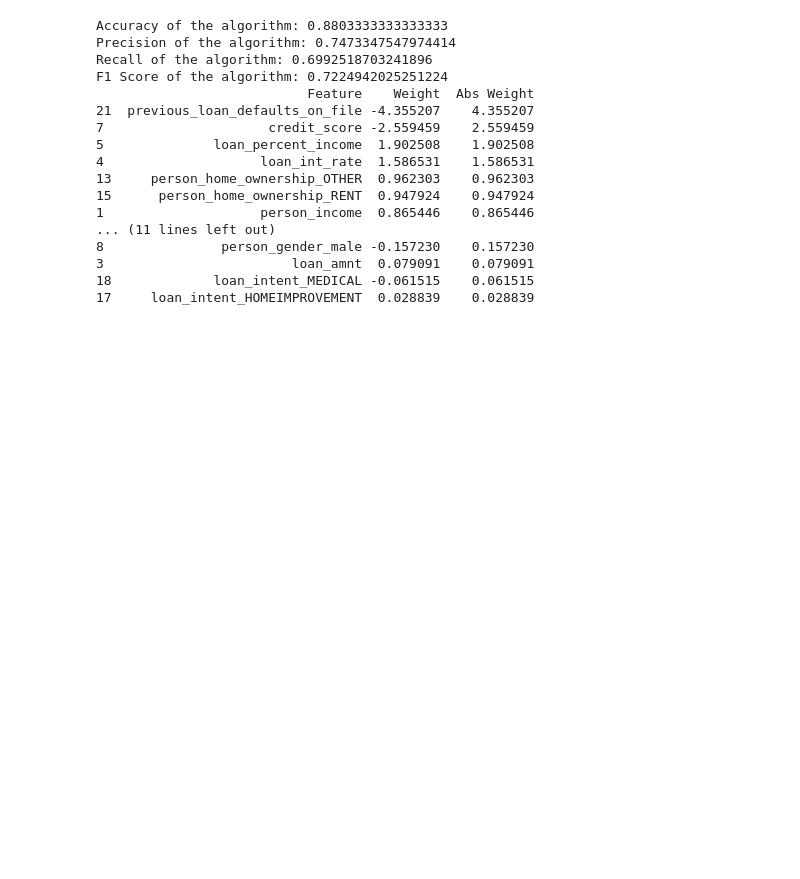
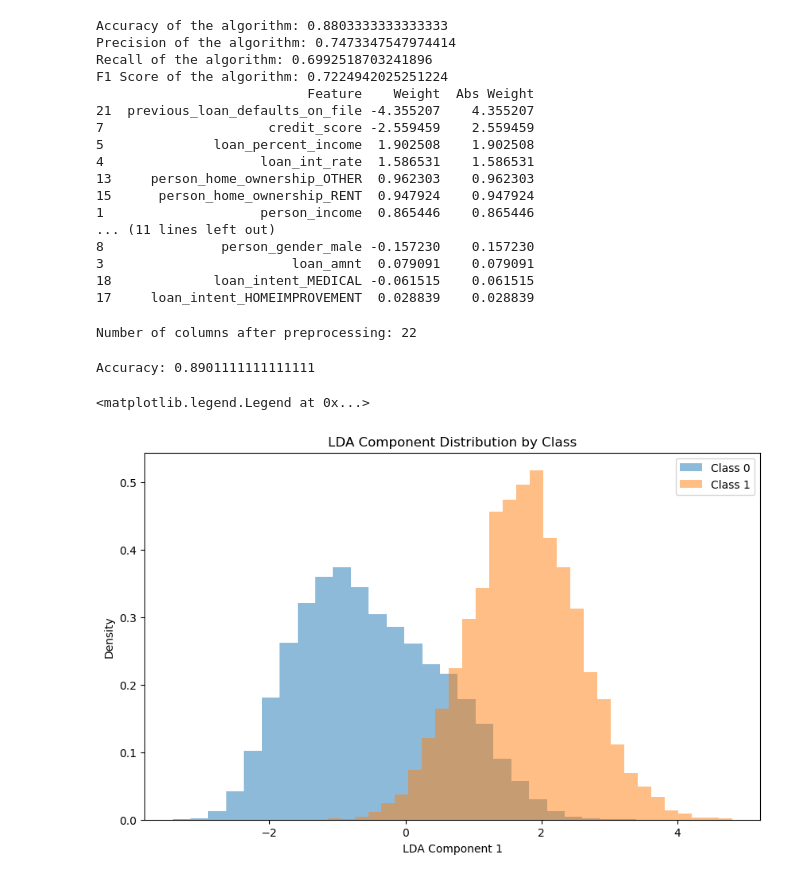
Before and after one commit to samuelbaldwin05/PredictingLoanDefaults, a Jupyter notebook: notebooks/loan_default.ipynb, the cells around one changed output. Saved outputs shown, nothing was run; the diff lists cells and outputs as text; code cells hidden in the pictures; blank space fills up the shorter version.

```diff
--- a/notebooks/loan_default.ipynb
+++ b/notebooks/loan_default.ipynb
@@ -368,30 +368,54 @@ F1 Score of the algorithm: 0.7224942025251224
 3                        loan_amnt  0.079091    0.079091
 18             loan_intent_MEDICAL -0.061515    0.061515
 17     loan_intent_HOMEIMPROVEMENT  0.028839    0.028839
+# %%
+# Scaling data differently for LDA, PCA, and SVM
+from sklearn.preprocessing import StandardScaler
+
+# Standard scale numerical data
+scaler =  StandardScaler()
+numerical_scaled = scaler.fit_transform(numerical)
+
+
+# Create Phi with numerical, categorical, and boolean variables
+Phi_standard = np.hstack((numerical_scaled, categorical_dummies_array, loans_bool))
+
+print(f"Number of columns after preprocessing: {Phi_standard.shape[1]}")
+
+X_train_standard, X_test_standard, y_train_standard, y_test_standard = train_test_split(Phi_standard, y, test_size=0.2, random_state=23)
+X_train_standard, y_train_standard, X_test_standard, y_test_standard = np.array(X_train_standard), np.array(y_train_standard), np.array(X_test_standard), np.array(y_test_standard)
+# %% [output]
+Number of columns after preprocessing: 22
 # %%
 # LDA
 from sklearn.discriminant_analysis import LinearDiscriminantAnalysis
 from sklearn.metrics import accuracy_score
 
 # 2d space
-lda = LinearDiscriminantAnalysis(n_components=2)
+lda = LinearDiscriminantAnalysis(n_components=1)
 
 # Train model
-lda.fit(X_train, y_train)
+lda.fit(X_train_standard, y_train_standard)
 
 # Predict on the Test Set
-y_pred = lda.predict(X_test)
+y_pred = lda.predict(X_test_standard)
 
 # Calculate accuracy
-accuracy = accuracy_score(y_test, y_pred)
+accuracy = accuracy_score(y_test_standard, y_pred)
 print(f"Accuracy: {accuracy}")
 
-X_transformed = lda.transform(Phi)
+X_transformed = lda.transform(Phi_standard)
 
-# Plot 2d data
-plt.scatter(X_transformed[:, 0], X_transformed[:, 1], c=y, cmap='viridis')
+plt.figure(figsize=(10, 6))
+for class_value in np.unique(y):
+    class_data = X_transformed[y == class_value]
+    plt.hist(class_data, alpha=0.5, bins=30, density=True,
+             label=f'Class {class_value}')
 plt.xlabel("LDA Component 1")
-plt.ylabel("LDA Component 2")
-plt.title("Iris Dataset - LDA")
-plt.colorbar(label="Species")
-plt.show()
+plt.ylabel("Density")
+plt.title("LDA Component Distribution by Class")
+plt.legend()
+# %% [output]
+Accuracy: 0.8901111111111111
+<matplotlib.legend.Legend at 0x...>
+[figure, added]
```
Also changed, not shown: 1 other file.
